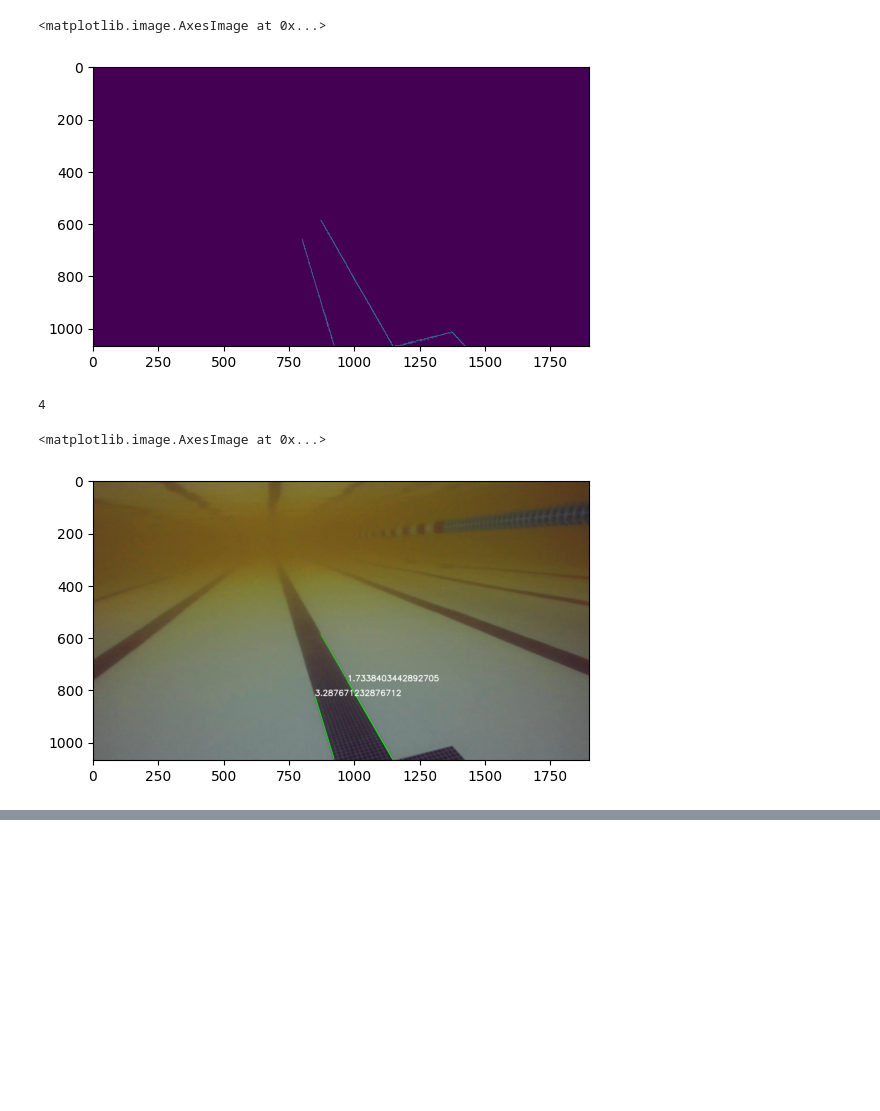
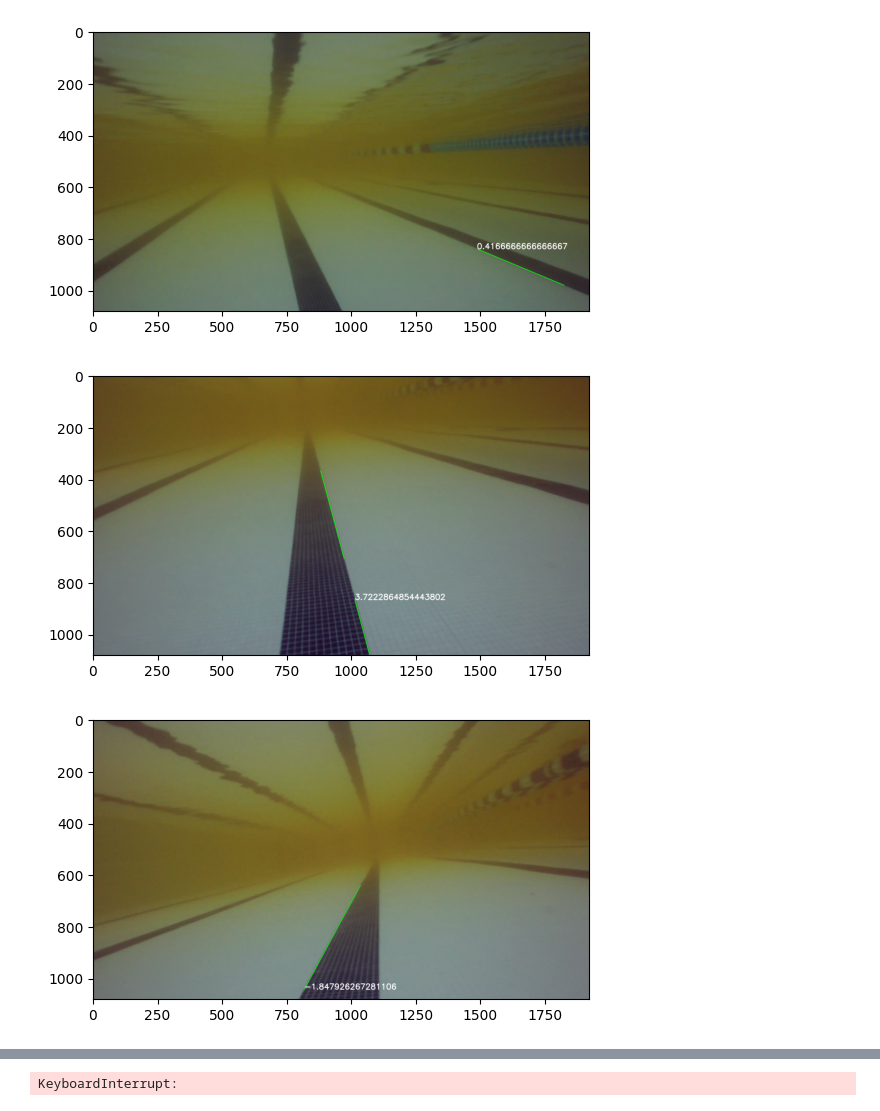
Before and after one commit to Aqtion/cv-intro, a Jupyter notebook: test.ipynb, the cells around one changed output, grey strips where cells are left out. Drawn from its saved outputs; the diff is of its cells as text; code cells hidden in the pictures; blank space fills up the shorter version.

```diff
--- a/test.ipynb
+++ b/test.ipynb
@@ -18,20 +8,14 @@ plt.imshow(gray)
 # %%
-edges = cv2.Canny(gray, 125, 60, apertureSize=3) # detect edges
-
-plt.imshow(edges)
+def ret_edges(gray):
+    return cv2.Canny(gray, 60, 95, apertureSize=3) # detect edges
-# %% [output]
-<matplotlib.image.AxesImage at 0x...>
-[figure, removed]
 # %%
-lines = cv2.HoughLinesP(
-                edges,
-                1,
-                np.pi/360,
-                125,
-                minLineLength=200,
-                maxLineGap=20,
-        ) # detect lines
-print(len(lines))
+def ret_lines(edges):
+        return cv2.HoughLinesP(
+                        edges,
+                        1,
+                        np.pi/360,
+                        250,
+                        minLineLength=120,
+                        maxLineGap=10,
+                ) # detect lines
-# %% [output]
-4
 # %%
@@ -65,17 +48,31 @@ for line in lines:
 # %%
-
-for line in equations:
-    slope = line[0]
-    x1 = equations[line][0]
-    y1 = equations[line][1]
-    cv2.putText(img, str(slope), (x1,y1), cv2.FONT_HERSHEY_SIMPLEX, 1, (255, 255, 255), 2, cv2.LINE_AA)
-
-
-plt.imshow(img)
-
-# vcap = cv2.VideoCapture("rtsp://10.29.17.108:8554/test")
-# ret, frame = vcap.read()
-# plt.imshow(cv2.cvtColor(frame,cv2.COLOR_BGR2RGB))
+def draw_lines(img, equations):
+    for line in equations:
+        slope = line[0]
+        x1 = equations[line][0]
+        y1 = equations[line][1]
+        cv2.putText(img, str(slope), (x1,y1), cv2.FONT_HERSHEY_SIMPLEX, 1, (255, 255, 255), 2, cv2.LINE_AA)
+    plt.imshow(img)
+    plt.show()
-# %% [output]
-<matplotlib.image.AxesImage at 0x...>
-[figure, removed]
+# %%
+vid = cv2.VideoCapture('AUV_Vid1.mkv')
+ret, img = vid.read()
+frequency = 100
+count = 0
+while ret:
+    if count%frequency == 0:
+        gray = ret_gray(img)
+        edges = ret_edges(gray)
+        lines = ret_lines(edges)
+        if (lines is None) or len(lines) == 0:
+            count += 1
+            ret, img = vid.read()
+            continue
+        equations = get_lines(img, lines)
+        draw_lines(img, equations)
+    count += 1
+    ret, img = vid.read()
+# %% [output]
+[figure, added]
+[figure, added]
+[figure, added]
@@ -82 +87,2 @@ plt.imshow(img)
+KeyboardInterrupt:
 # %%
```
Also changed, not shown: parts of 7 cells of this notebook, 1 other file.
